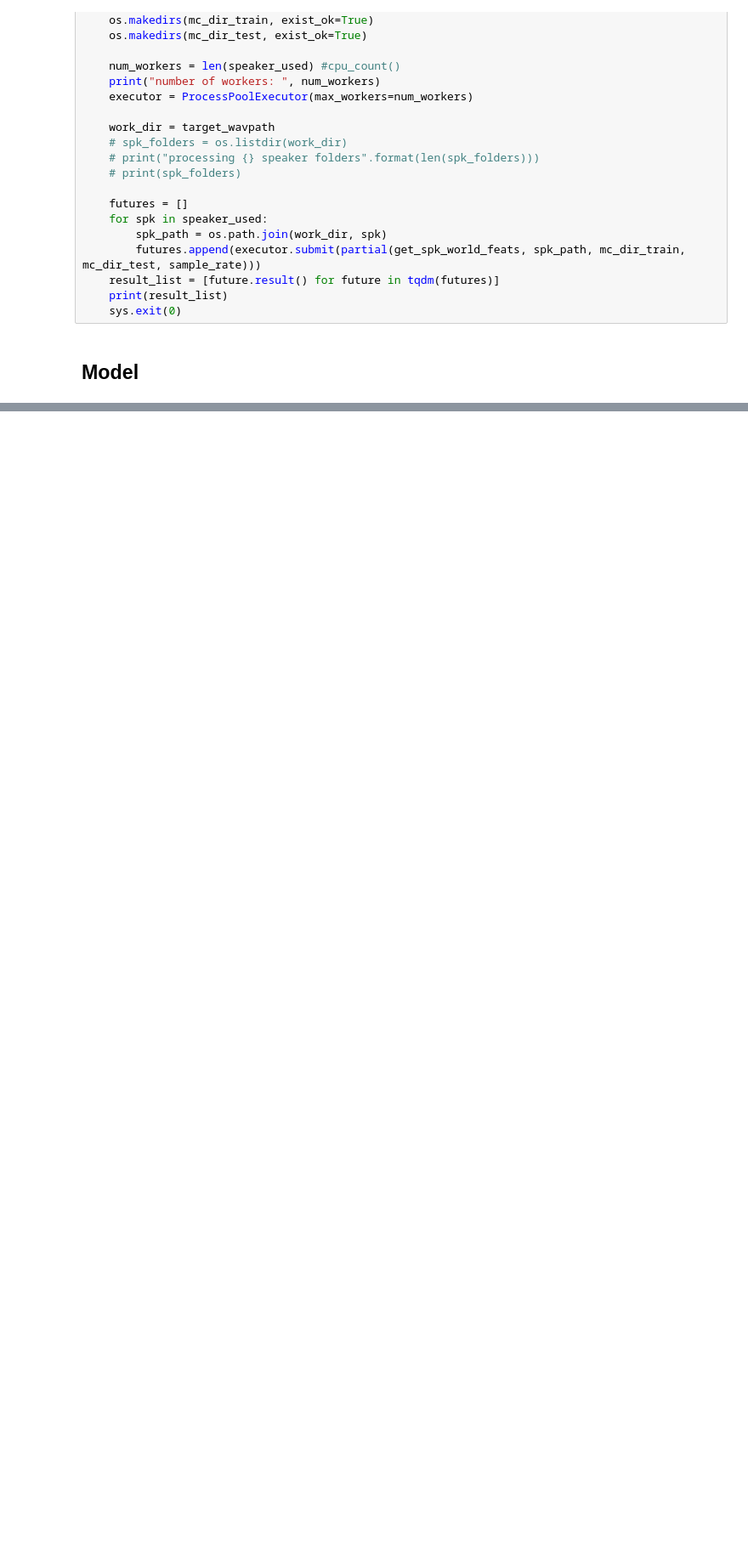
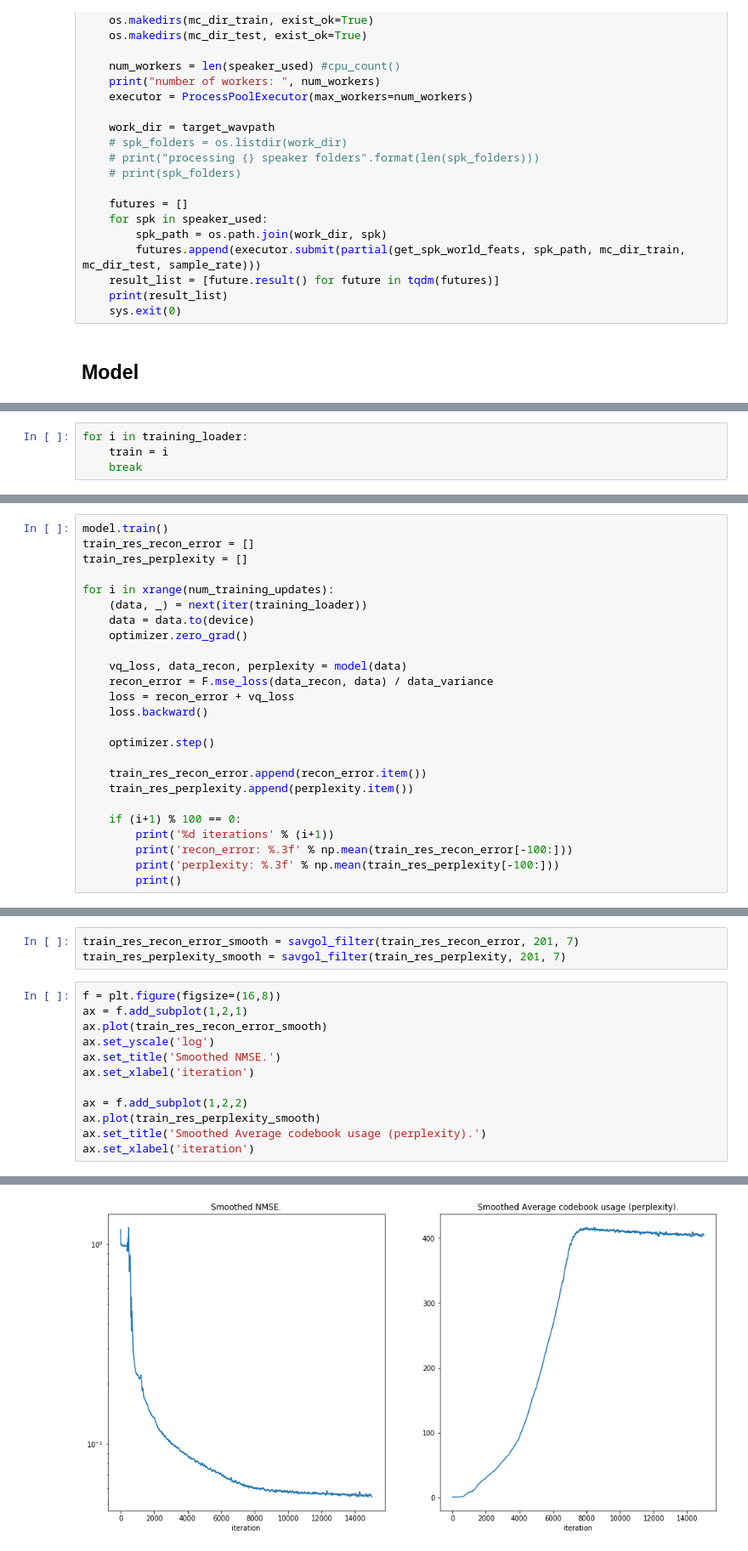
Before and after one commit to bithikajain/speech2speech, a Jupyter notebook: notebooks/startup_notes.ipynb, the cells around one changed output, grey strips where cells are left out. Shown: that part at 85% size. Cells and saved outputs as stored; diff of their text form; blank space fills up the shorter version.

Commit message:
Trial train with 100 inputs. Debugging to match dimensions

```diff
--- a/notebooks/startup_notes.ipynb
+++ b/notebooks/startup_notes.ipynb
@@ -467,0 +841,4 @@ class VCTK(Dataset):
+# %%
+for i in training_loader:
+    train = i
+    break
@@ -467,0 +861,25 @@ class VCTK(Dataset):
+# %%
+model.train()
+train_res_recon_error = []
+train_res_perplexity = []
+
+for i in xrange(num_training_updates):
+    (data, _) = next(iter(training_loader))
+    data = data.to(device)
+    optimizer.zero_grad()
+
+    vq_loss, data_recon, perplexity = model(data)
+    recon_error = F.mse_loss(data_recon, data) / data_variance
+    loss = recon_error + vq_loss
+    loss.backward()
+
+    optimizer.step()
+
+    train_res_recon_error.append(recon_error.item())
+    train_res_perplexity.append(perplexity.item())
+
+    if (i+1) % 100 == 0:
+        print('%d iterations' % (i+1))
+        print('recon_error: %.3f' % np.mean(train_res_recon_error[-100:]))
+        print('perplexity: %.3f' % np.mean(train_res_perplexity[-100:]))
+        print()
@@ -467,0 +890,16 @@ class VCTK(Dataset):
+# %%
+train_res_recon_error_smooth = savgol_filter(train_res_recon_error, 201, 7)
+train_res_perplexity_smooth = savgol_filter(train_res_perplexity, 201, 7)
+# %%
+f = plt.figure(figsize=(16,8))
+ax = f.add_subplot(1,2,1)
+ax.plot(train_res_recon_error_smooth)
+ax.set_yscale('log')
+ax.set_title('Smoothed NMSE.')
+ax.set_xlabel('iteration')
+
+ax = f.add_subplot(1,2,2)
+ax.plot(train_res_perplexity_smooth)
+ax.set_title('Smoothed Average codebook usage (perplexity).')
+ax.set_xlabel('iteration')
+# %% [output]
@@ -467,0 +907 @@ class VCTK(Dataset):
+[figure, added]
```
Also changed, not shown: parts of 62 cells of this notebook.
